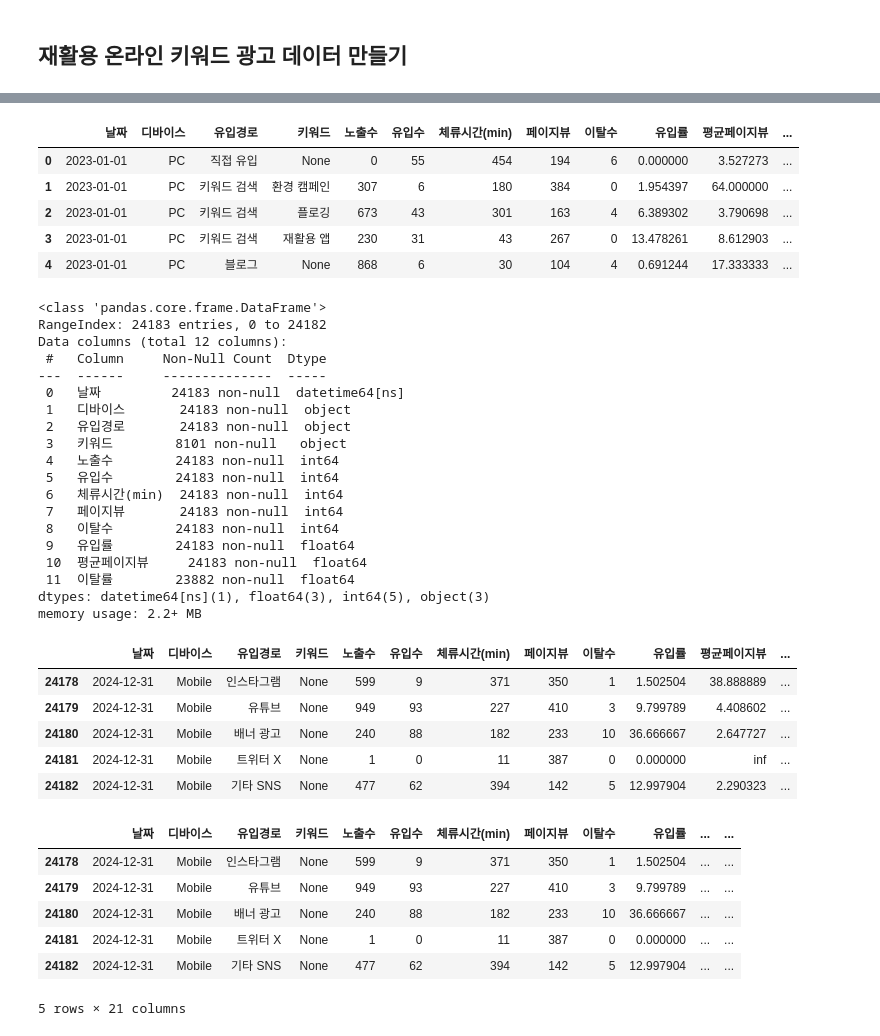
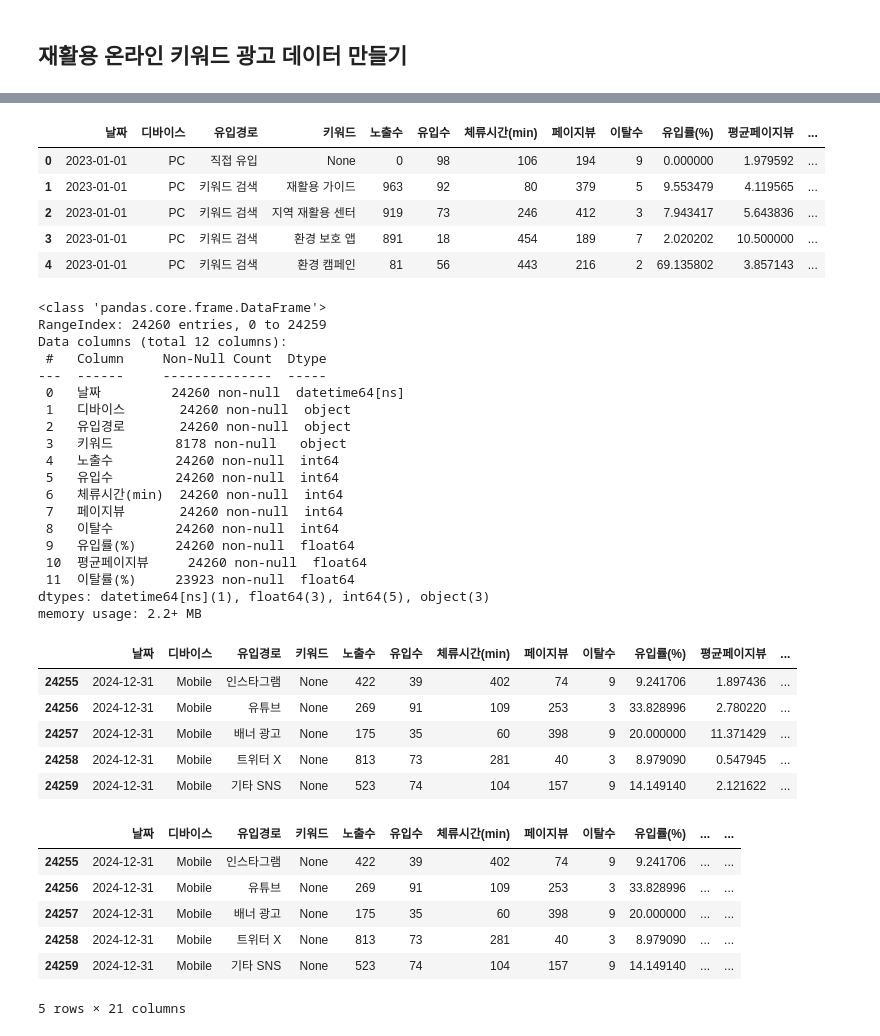
Before and after one commit to jjjjunn/fake_data_for_streamlit_prj, a Jupyter notebook: online.ipynb, the cells around one changed output, grey strips where cells are left out. Drawn from its saved outputs; the diff is of its cells as text; code cells hidden in the pictures.

```diff
--- a/online.ipynb
+++ b/online.ipynb
@@ -122,82 +122,82 @@ data.head(20)  # 상위 20개 데이터 출력
 # %%
 # 유입률, 평균 페이지뷰, 이탈률 열 생성
 # 컨텐츠 노출 대비 유입률 : 직접 유입의 경우 노출이 0이므로 에러 뜨지 않게 조건문 사용
-data["유입률"] = data.apply(lambda row: (row["유입수"] / row["노출수"]) * 100  if row["노출수"] > 0 else 0, axis=1)
+data["유입률(%)"] = data.apply(lambda row: (row["유입수"] / row["노출수"]) * 100  if row["노출수"] > 0 else 0, axis=1)
 data["평균페이지뷰"] = data["페이지뷰"] / data["유입수"] # 1유입 당 페이지뷰
-data["이탈률"] = (data["이탈수"] / data["유입수"]) * 100 # 유입대비 이탈 비율
+data["이탈률(%)"] = (data["이탈수"] / data["유입수"]) * 100 # 유입대비 이탈 비율
 
 data.head()
 # %% [output]
-|  | 날짜 | 디바이스 | 유입경로 | 키워드 | 노출수 | 유입수 | 체류시간(min) | 페이지뷰 | 이탈수 | 유입률 | 평균페이지뷰 | ... |
-| 0 | 2023-01-01 | PC | 직접 유입 | None | 0 | 55 | 454 | 194 | 6 | 0.000000 | 3.527273 | ... |
-| 1 | 2023-01-01 | PC | 키워드 검색 | 환경 캠페인 | 307 | 6 | 180 | 384 | 0 | 1.954397 | 64.000000 | ... |
-| 2 | 2023-01-01 | PC | 키워드 검색 | 플로깅 | 673 | 43 | 301 | 163 | 4 | 6.389302 | 3.790698 | ... |
-| 3 | 2023-01-01 | PC | 키워드 검색 | 재활용 앱 | 230 | 31 | 43 | 267 | 0 | 13.478261 | 8.612903 | ... |
-| 4 | 2023-01-01 | PC | 블로그 | None | 868 | 6 | 30 | 104 | 4 | 0.691244 | 17.333333 | ... |
+|  | 날짜 | 디바이스 | 유입경로 | 키워드 | 노출수 | 유입수 | 체류시간(min) | 페이지뷰 | 이탈수 | 유입률(%) | 평균페이지뷰 | ... |
+| 0 | 2023-01-01 | PC | 직접 유입 | None | 0 | 98 | 106 | 194 | 9 | 0.000000 | 1.979592 | ... |
+| 1 | 2023-01-01 | PC | 키워드 검색 | 재활용 가이드 | 963 | 92 | 80 | 379 | 5 | 9.553479 | 4.119565 | ... |
+| 2 | 2023-01-01 | PC | 키워드 검색 | 지역 재활용 센터 | 919 | 73 | 246 | 412 | 3 | 7.943417 | 5.643836 | ... |
+| 3 | 2023-01-01 | PC | 키워드 검색 | 환경 보호 앱 | 891 | 18 | 454 | 189 | 7 | 2.020202 | 10.500000 | ... |
+| 4 | 2023-01-01 | PC | 키워드 검색 | 환경 캠페인 | 81 | 56 | 443 | 216 | 2 | 69.135802 | 3.857143 | ... |
 # %%
 # 데이터 정보 확인
 data.info()
 # %% [output]
 <class 'pandas.core.frame.DataFrame'>
-RangeIndex: 24183 entries, 0 to 24182
+RangeIndex: 24260 entries, 0 to 24259
 Data columns (total 12 columns):
  #   Column     Non-Null Count  Dtype
 ---  ------     --------------  -----
- 0   날짜         24183 non-null  datetime64[ns]
- 1   디바이스       24183 non-null  object
- 2   유입경로       24183 non-null  object
- 3   키워드        8101 non-null   object
- 4   노출수        24183 non-null  int64
- 5   유입수        24183 non-null  int64
- 6   체류시간(min)  24183 non-null  int64
- 7   페이지뷰       24183 non-null  int64
- 8   이탈수        24183 non-null  int64
- 9   유입률        24183 non-null  float64
- 10  평균페이지뷰     24183 non-null  float64
- 11  이탈률        23882 non-null  float64
+ 0   날짜         24260 non-null  datetime64[ns]
+ 1   디바이스       24260 non-null  object
+ 2   유입경로       24260 non-null  object
+ 3   키워드        8178 non-null   object
+ 4   노출수        24260 non-null  int64
+ 5   유입수        24260 non-null  int64
+ 6   체류시간(min)  24260 non-null  int64
+ 7   페이지뷰       24260 non-null  int64
+ 8   이탈수        24260 non-null  int64
+ 9   유입률(%)     24260 non-null  float64
+ 10  평균페이지뷰     24260 non-null  float64
+ 11  이탈률(%)     23923 non-null  float64
 dtypes: datetime64[ns](1), float64(3), int64(5), object(3)
 memory usage: 2.2+ MB
 # %%
 # 전환수, 전환율 구하기 - 보완
 # 전환수의 경우, 유입수보다 낮게 잡아야 한다.
 # 전환율은 유입 나누기 전환
 
 # 1. 회원가입
-data["회원가입"] = [random.randint(0, min(clicks, 10)) for _ in range(len(data["날짜"]))]
+data["회원가입"] = [random.randint(0, min(clicks-exit, 10)) for _ in range(len(data["날짜"]))]
 data["전환율(가입)"] = (data["회원가입"] / data["유입수"]) * 100
 
 # 2. 앱 다운로드
-data["앱 다운"] = [random.randint(0, min(clicks, 10)) for _ in range(len(data["날짜"]))]
+data["앱 다운"] = [random.randint(0, min(clicks-exit, 10)) for _ in range(len(data["날짜"]))]
 data["전환율(앱)"] = (data["앱 다운"] / data["유입수"]) * 100
 
 # 3. 뉴스레터 구독 (또는 알람설정)
-data["구독"] = [random.randint(0, min(clicks, 10)) for _ in range(len(data["날짜"]))]
+data["구독"] = [random.randint(0, min(clicks-exit, 10)) for _ in range(len(data["날짜"]))]
 data["전환율(구독)"] = (data["구독"] / data["유입수"]) * 100
 
 # 총 전환
 cols = ["회원가입", "앱 다운", "구독"]
 data["전환수"] = [sum(data[col][i] for col in cols) for i in range(len(data))]
-data["전환율"] = (data["전환수"] / data["유입수"]) * 100
+data["전환율(%)"] = (data["전환수"] / data["유입수"]) * 100
 
 data.tail()
 # %% [output]
-|  | 날짜 | 디바이스 | 유입경로 | 키워드 | 노출수 | 유입수 | 체류시간(min) | 페이지뷰 | 이탈수 | 유입률 | 평균페이지뷰 | ... |
-| 24178 | 2024-12-31 | Mobile | 인스타그램 | None | 599 | 9 | 371 | 350 | 1 | 1.502504 | 38.888889 | ... |
-| 24179 | 2024-12-31 | Mobile | 유튜브 | None | 949 | 93 | 227 | 410 | 3 | 9.799789 | 4.408602 | ... |
-| 24180 | 2024-12-31 | Mobile | 배너 광고 | None | 240 | 88 | 182 | 233 | 10 | 36.666667 | 2.647727 | ... |
-| 24181 | 2024-12-31 | Mobile | 트위터 X | None | 1 | 0 | 11 | 387 | 0 | 0.000000 | inf | ... |
-| 24182 | 2024-12-31 | Mobile | 기타 SNS | None | 477 | 62 | 394 | 142 | 5 | 12.997904 | 2.290323 | ... |
+|  | 날짜 | 디바이스 | 유입경로 | 키워드 | 노출수 | 유입수 | 체류시간(min) | 페이지뷰 | 이탈수 | 유입률(%) | 평균페이지뷰 | ... |
+| 24255 | 2024-12-31 | Mobile | 인스타그램 | None | 422 | 39 | 402 | 74 | 9 | 9.241706 | 1.897436 | ... |
+| 24256 | 2024-12-31 | Mobile | 유튜브 | None | 269 | 91 | 109 | 253 | 3 | 33.828996 | 2.780220 | ... |
+| 24257 | 2024-12-31 | Mobile | 배너 광고 | None | 175 | 35 | 60 | 398 | 9 | 20.000000 | 11.371429 | ... |
+| 24258 | 2024-12-31 | Mobile | 트위터 X | None | 813 | 73 | 281 | 40 | 3 | 8.979090 | 0.547945 | ... |
+| 24259 | 2024-12-31 | Mobile | 기타 SNS | None | 523 | 74 | 104 | 157 | 9 | 14.149140 | 2.121622 | ... |
 # %%
 # 평균 체류 시간 계산
 data["평균체류시간(min)"] = data["체류시간(min)"] / data["유입수"]
 data.tail()
 # %% [output]
-|  | 날짜 | 디바이스 | 유입경로 | 키워드 | 노출수 | 유입수 | 체류시간(min) | 페이지뷰 | 이탈수 | 유입률 | ... | ... |
-| 24178 | 2024-12-31 | Mobile | 인스타그램 | None | 599 | 9 | 371 | 350 | 1 | 1.502504 | ... | ... |
-| 24179 | 2024-12-31 | Mobile | 유튜브 | None | 949 | 93 | 227 | 410 | 3 | 9.799789 | ... | ... |
-| 24180 | 2024-12-31 | Mobile | 배너 광고 | None | 240 | 88 | 182 | 233 | 10 | 36.666667 | ... | ... |
-| 24181 | 2024-12-31 | Mobile | 트위터 X | None | 1 | 0 | 11 | 387 | 0 | 0.000000 | ... | ... |
-| 24182 | 2024-12-31 | Mobile | 기타 SNS | None | 477 | 62 | 394 | 142 | 5 | 12.997904 | ... | ... |
+|  | 날짜 | 디바이스 | 유입경로 | 키워드 | 노출수 | 유입수 | 체류시간(min) | 페이지뷰 | 이탈수 | 유입률(%) | ... | ... |
+| 24255 | 2024-12-31 | Mobile | 인스타그램 | None | 422 | 39 | 402 | 74 | 9 | 9.241706 | ... | ... |
+| 24256 | 2024-12-31 | Mobile | 유튜브 | None | 269 | 91 | 109 | 253 | 3 | 33.828996 | ... | ... |
+| 24257 | 2024-12-31 | Mobile | 배너 광고 | None | 175 | 35 | 60 | 398 | 9 | 20.000000 | ... | ... |
+| 24258 | 2024-12-31 | Mobile | 트위터 X | None | 813 | 73 | 281 | 40 | 3 | 8.979090 | ... | ... |
+| 24259 | 2024-12-31 | Mobile | 기타 SNS | None | 523 | 74 | 104 | 157 | 9 | 14.149140 | ... | ... |
 5 rows × 21 columns
 # %%
 data.info()
```
Also changed, not shown: parts of 3 cells of this notebook, 1 other file.
